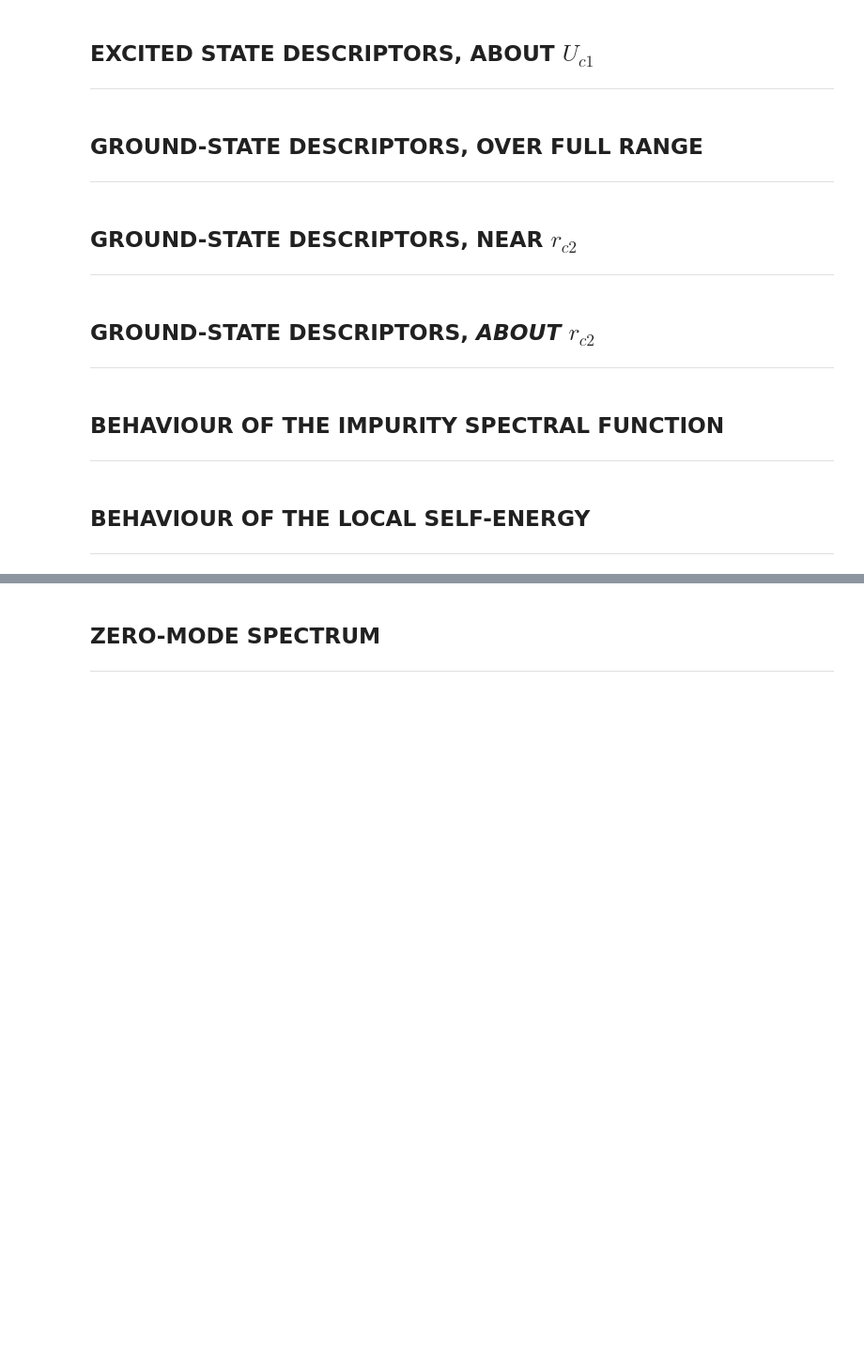
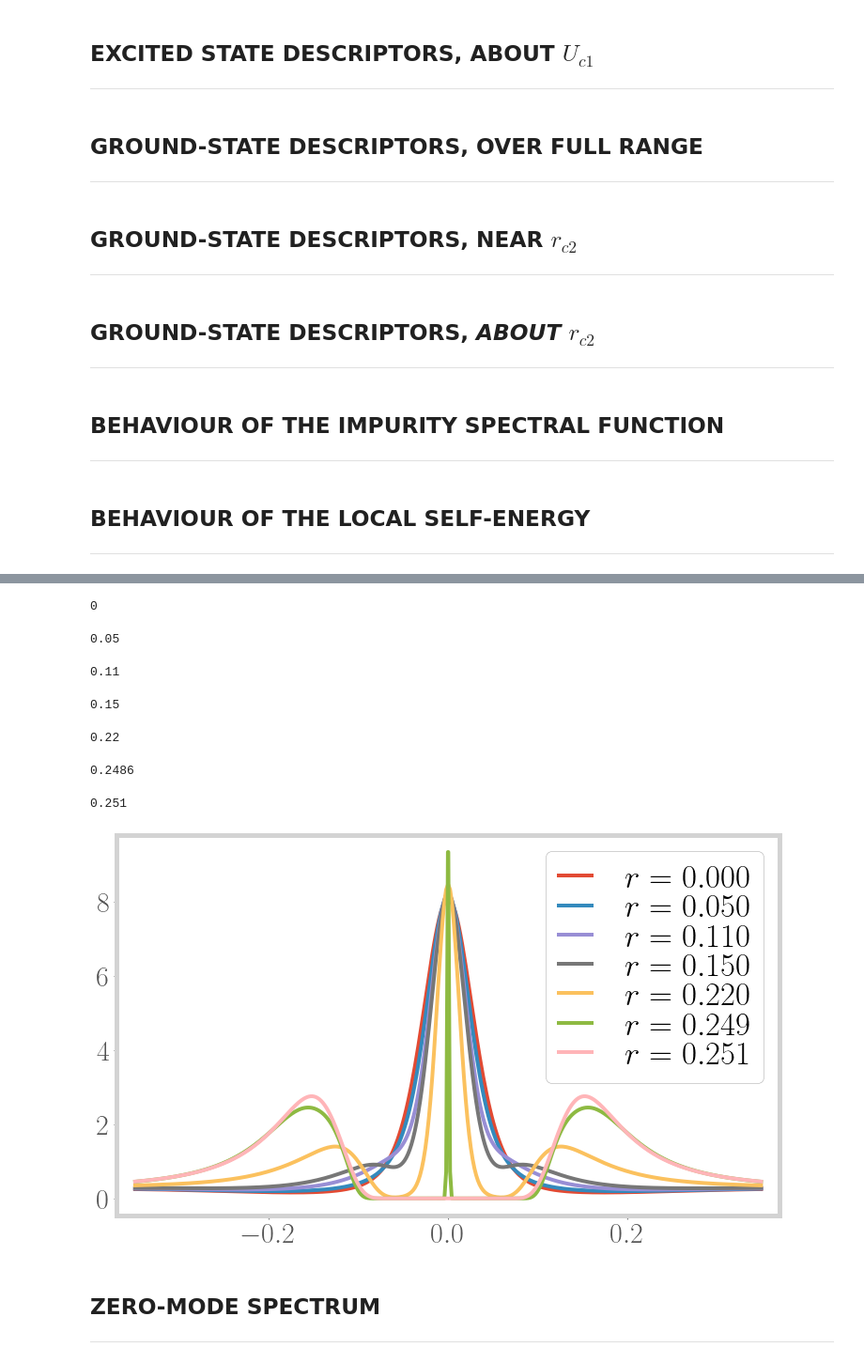
Before and after one commit to abhirup-m/Tiling-Embedded-Esiam, a Jupyter notebook: numerics-tiling.ipynb, the cells around one changed output, grey strips where cells are left out. Shown at 94% size. Drawn from its saved outputs; the diff is of its cells as text; code cells hidden in the pictures; blank space fills up the shorter version.

```diff
--- a/numerics-tiling.ipynb
+++ b/numerics-tiling.ipynb
@@ -114,7 +114,7 @@ def rg_J_Ub(w,D,J,Ub):
 
 #### TAKES BARE PARAMETER VALUES AND RETURNS THE COMPLETE RG FLOW ####
 
-def complete_RG(w, D0, U0, V0, J0, Ub=0):
+def complete_RG(w, D0, U0, V0, J0, Ub=0, stop_on_fp=True):
     signs = np.sign(den(w, D0, U0, J0, 0, Ub=Ub))
     E, U, V, J = [[g0] for g0 in (D0, U0, V0, J0)]
     for D in np.arange(D0, 0, -deltaD):
@@ -125,7 +125,7 @@ def complete_RG(w, D0, U0, V0, J0, Ub=0):
         J.append(J_j)
         E.append(D - deltaD)
         d0,d1,d2,d3 = den(w, E[-1], U[-1], J[-1], 0, Ub=Ub)
-        if True not in np.equal(np.sign((d0, d1, d2, d3)), signs):
+        if True not in np.equal(np.sign((d0, d1, d2, d3)), signs) and stop_on_fp:
             break
 
     return np.array(E), np.array(U), np.array(V), np.array(J)
@@ -1496,13 +1498,16 @@ def kkt(w,rho):
 
 deltaomega = 0.01
 i = 0
+_, spec_func_nonint, _ = spec_func_list[0]
 for omega_arr, spec_func, label in spec_func_list:
     i += 1
     imag_G = -np.pi * spec_func
+    imag_G_nonint = -np.pi * spec_func_nonint
     # omega_arr = np.linspace(-30, 30, 10001)
     real_G = kkt(omega_arr, imag_G)
-    sigma = 1/(real_G + 1j * imag_G)
-    plt.plot(omega_arr, np.real(np.abs(sigma)))
+    real_G_nonint = kkt(omega_arr, imag_G_nonint)
+    sigma = 1/(real_G_nonint + 1j * imag_G_nonint) - 1/(real_G + 1j * imag_G)
+    plt.plot(omega_arr, np.real(np.abs(sigma)), label=label)
     # plt.ylabel(r"$\text{Im}[\Sigma(\omega)]$, " + label)
     # plt.xlabel(r"$\omega$")
     # ins = plt.gca().inset_axes([0.6,0.6,0.4,0.4])
@@ -1510,5 +1515,16 @@ for omega_arr, spec_func, label in spec_func_list:
     # ins.axis('off')
     # plt.plot([], [], color=cols[1], label=r"$A(\omega)$")
     # plt.legend(loc="upper left")
-    # plt.savefig("/home/kirito/selfenergy-{}.pdf".format(i), bbox_inches='tight')
+    plt.legend()
+    plt.savefig("/home/kirito/selfenergy-{}.pdf".format(i), bbox_inches='tight')
     plt.show()
+# %%
+D0 = 800
+w = -D0/2
+V0 = 0.3
+for Ub_by_J in [0, 0.05, 0.11, 0.15, 0.22, 0.2489, 0.2505]:
+    J0 = 0.1 if Ub_by_J > 0 else 0
+    Ub = -J0 * Ub_by_J
+    U0 = -Ub * 10
+    E, U, V, J = complete_RG(w, D0, U0, V0, J0, Ub=Ub)
+    print (Ub_by_J, V[-1]/V0, min(U)/U0)
@@ -1514,0 +1712,27 @@ for omega_arr, spec_func, label in spec_func_list:
+# %%
+D0 = 800
+w = -D0/2
+V0 = 0.3
+target_height = 1
+for Ub_by_J, broad in zip([0, 0.05, 0.11, 0.15, 0.22, 0.2486, 0.251], [0.04, 0.03257, 0.02943, 0.02791, 0.01784, 0.002, 0.01]):
+# for Ub_by_J, broad in zip([0, 0.2486, 0.251], [0.03, 0.0007, 0.01]):
+    J0 = 0.1 if Ub_by_J > 0 else 0
+    Ub = -J0 * Ub_by_J
+    U0 = -Ub * 10
+    print (Ub_by_J)
+    _, omega_arr, spec_func_norm = full_spec_func(V0, J0, U0, D0, Ub, 501, 2, target_height, broad, 2, True, (0,0))
+    if Ub_by_J == 0:
+        target_height = max(spec_func_norm)
+    omega_max = 0.35
+    plt.plot(omega_arr[abs(omega_arr) < omega_max], spec_func_norm[abs(omega_arr) < omega_max], lw=4, label=r"$r={:.3f}$".format(Ub_by_J))
+plt.legend()
+plt.show()
+# %% [output]
+0
+0.05
+0.11
+0.15
+0.22
+0.2486
+0.251
+[figure, added]
```
Also changed, not shown: parts of 5 cells of this notebook, 2 other files.
